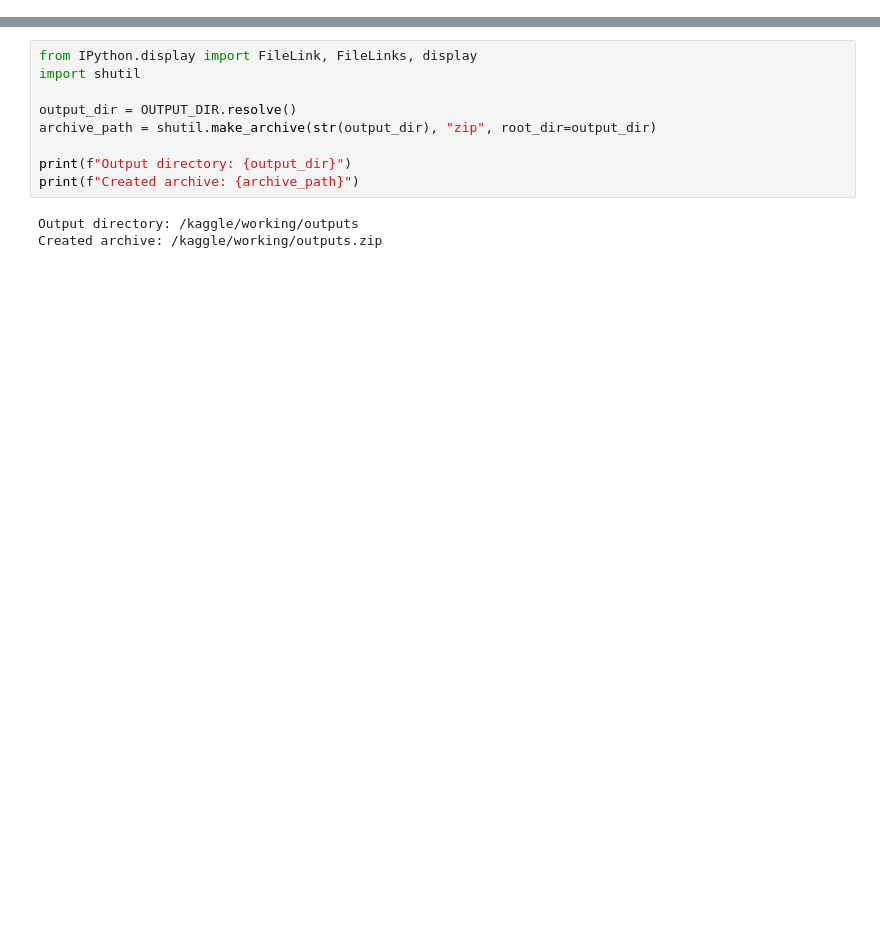
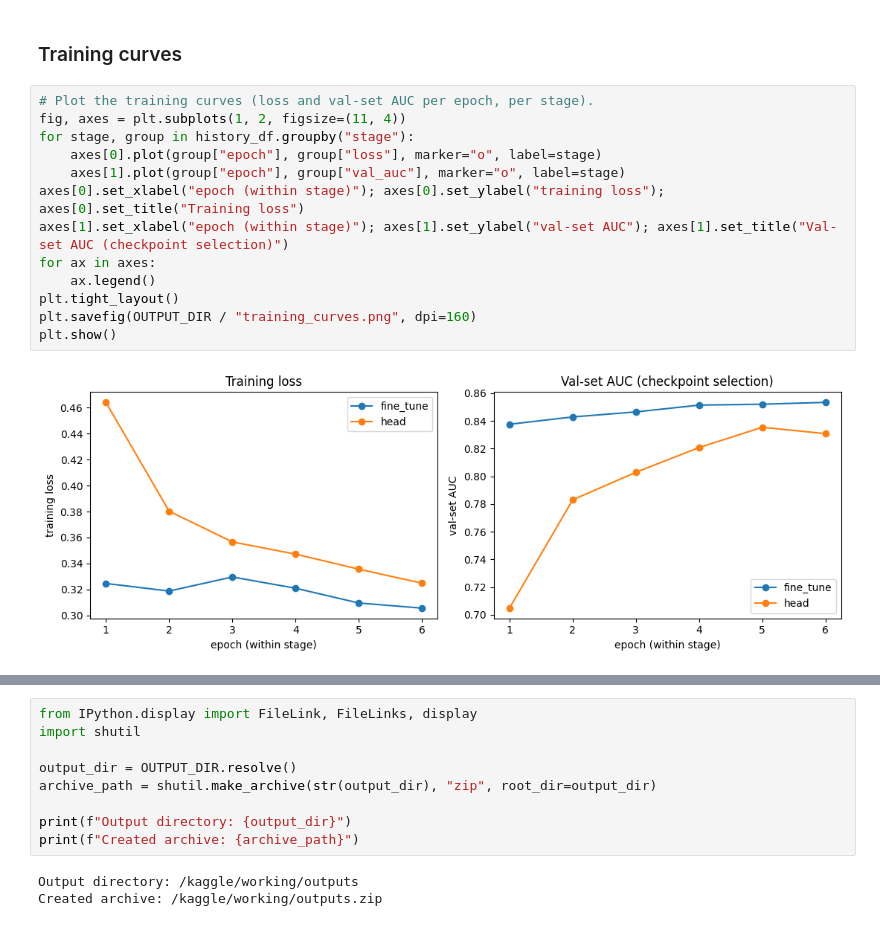
Before and after one commit to devWhyqueue/skin-lesion-triage, a Jupyter notebook: experiments/skin-lesion-triage.ipynb, the cells around one changed output, grey strips where cells are left out. Saved outputs shown, nothing was run; the diff lists cells and outputs as text; blank space fills up the shorter version.

```diff
--- a/experiments/skin-lesion-triage.ipynb
+++ b/experiments/skin-lesion-triage.ipynb
@@ -863,0 +627,17 @@ Download the `outputs/` folder from Kaggle and copy it back into `experiments/ou
+# %% [markdown]
+### Training curves
+# %%
+# Plot the training curves (loss and val-set AUC per epoch, per stage).
+fig, axes = plt.subplots(1, 2, figsize=(11, 4))
+for stage, group in history_df.groupby("stage"):
+    axes[0].plot(group["epoch"], group["loss"], marker="o", label=stage)
+    axes[1].plot(group["epoch"], group["val_auc"], marker="o", label=stage)
+axes[0].set_xlabel("epoch (within stage)"); axes[0].set_ylabel("training loss"); axes[0].set_title("Training loss")
+axes[1].set_xlabel("epoch (within stage)"); axes[1].set_ylabel("val-set AUC"); axes[1].set_title("Val-set AUC (checkpoint selection)")
+for ax in axes:
+    ax.legend()
+plt.tight_layout()
+plt.savefig(OUTPUT_DIR / "training_curves.png", dpi=160)
+plt.show()
+# %% [output]
+[figure, added]
```
Also changed, not shown: parts of 69 cells of this notebook.
